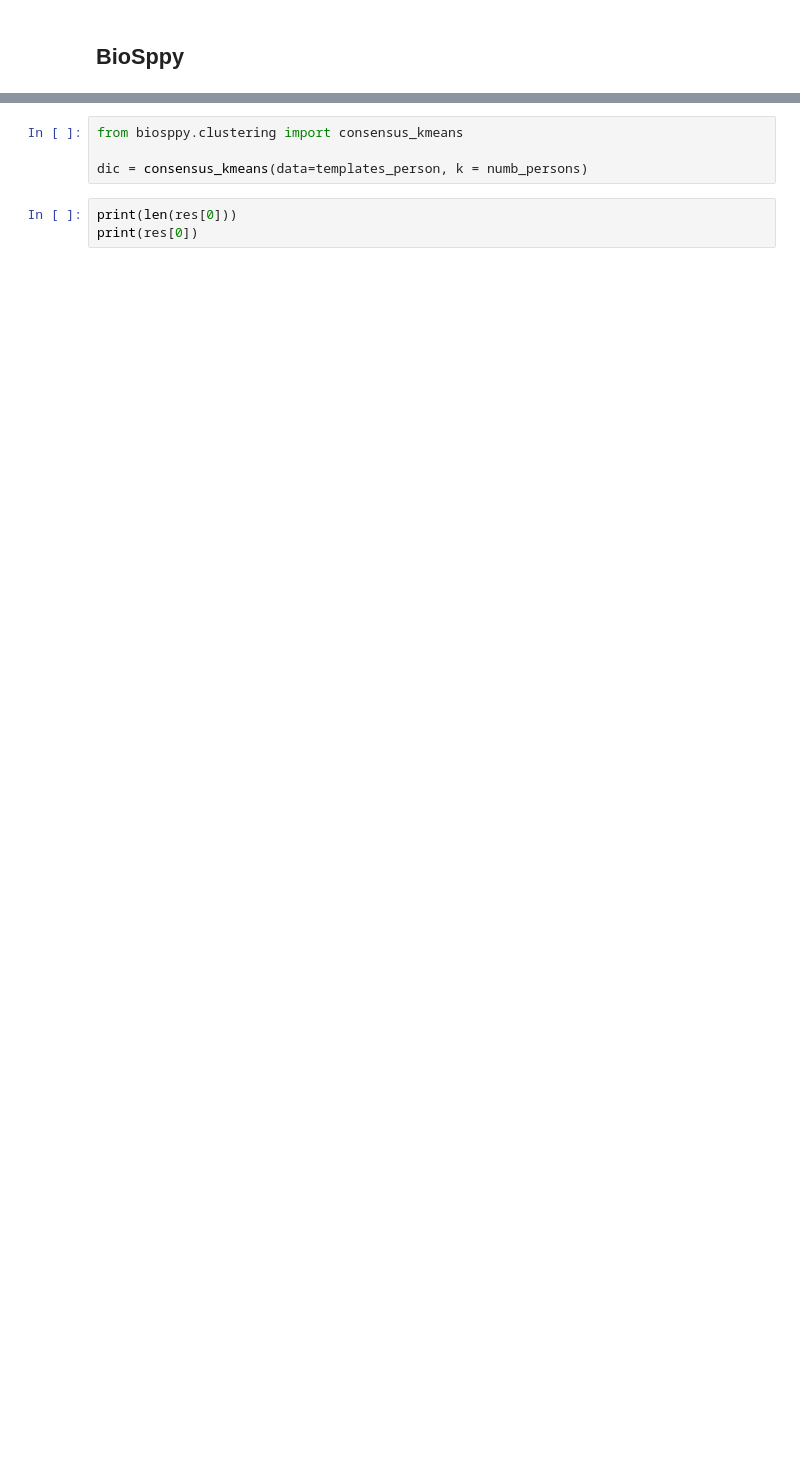
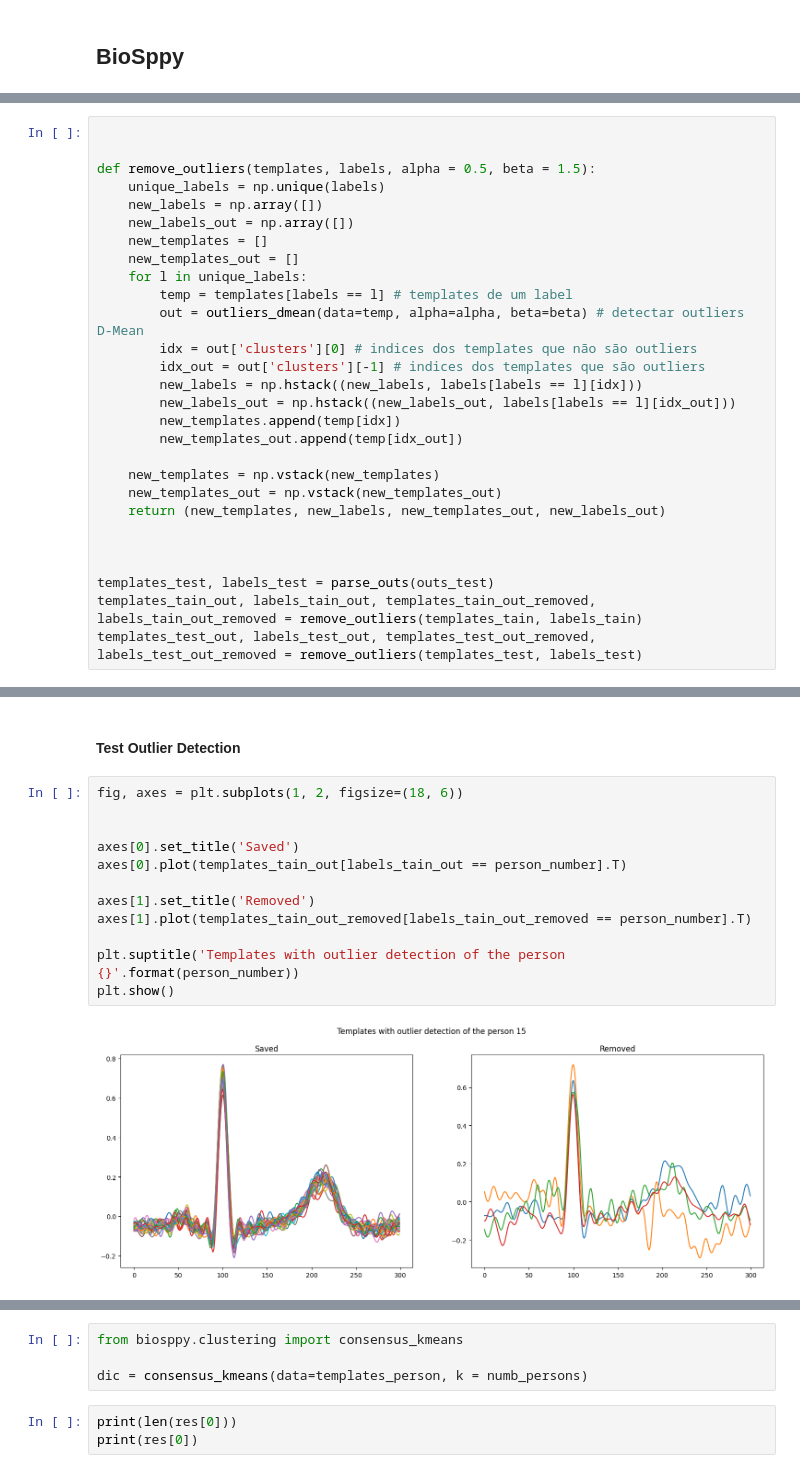
Before and after one commit to AnaSofOliveira/SB2425, a Jupyter notebook: spikes/ecg/20241001.ipynb, the cells around one changed output, grey strips where cells are left out. Drawn from its saved outputs; the diff is of its cells as text; blank space fills up the shorter version.

```diff
--- a/spikes/ecg/20241001.ipynb
+++ b/spikes/ecg/20241001.ipynb
@@ -174,0 +169,28 @@ print(labels)
+# %%
+
+
+def remove_outliers(templates, labels, alpha = 0.5, beta = 1.5):
+    unique_labels = np.unique(labels)
+    new_labels = np.array([])
+    new_labels_out = np.array([])
+    new_templates = []
+    new_templates_out = []
+    for l in unique_labels:
+        temp = templates[labels == l] # templates de um label
+        out = outliers_dmean(data=temp, alpha=alpha, beta=beta) # detectar outliers D-Mean
+        idx = out['clusters'][0] # indices dos templates que não são outliers
+        idx_out = out['clusters'][-1] # indices dos templates que são outliers
+        new_labels = np.hstack((new_labels, labels[labels == l][idx]))
+        new_labels_out = np.hstack((new_labels_out, labels[labels == l][idx_out]))
+        new_templates.append(temp[idx])
+        new_templates_out.append(temp[idx_out])
+
+    new_templates = np.vstack(new_templates)
+    new_templates_out = np.vstack(new_templates_out)
+    return (new_templates, new_labels, new_templates_out, new_labels_out)
+
+
+
+templates_test, labels_test = parse_outs(outs_test)
+templates_tain_out, labels_tain_out, templates_tain_out_removed, labels_tain_out_removed = remove_outliers(templates_tain, labels_tain)
+templates_test_out, labels_test_out, templates_test_out_removed, labels_test_out_removed = remove_outliers(templates_test, labels_test)
@@ -174,0 +215,16 @@ print(labels)
+# %% [markdown]
+#### Test Outlier Detection
+# %%
+fig, axes = plt.subplots(1, 2, figsize=(18, 6))
+
+
+axes[0].set_title('Saved')
+axes[0].plot(templates_tain_out[labels_tain_out == person_number].T)
+
+axes[1].set_title('Removed')
+axes[1].plot(templates_tain_out_removed[labels_tain_out_removed == person_number].T)
+
+plt.suptitle('Templates with outlier detection of the person {}'.format(person_number))
+plt.show()
+# %% [output]
+[figure, added]
```
Also changed, not shown: parts of 53 cells of this notebook, 40 other files.
